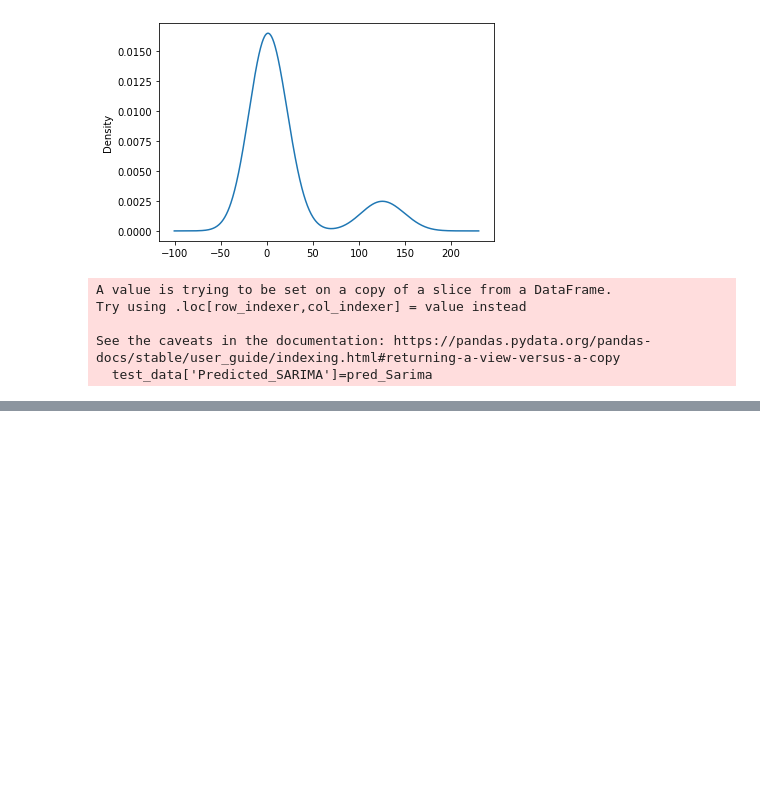
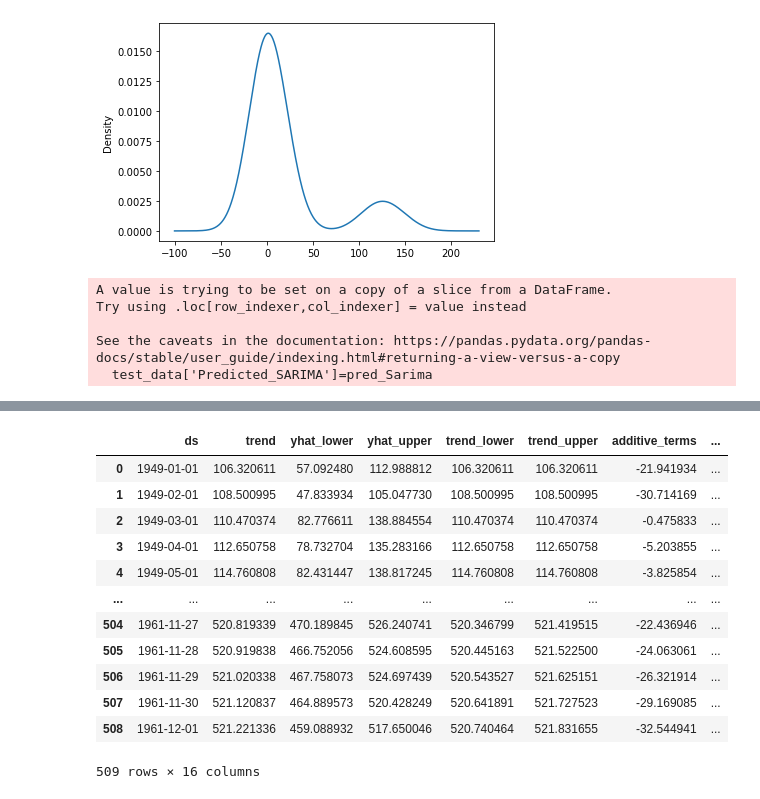
Before and after one commit to AveshVerma/Time-Series-Forecasting-using-SARIMA, a Jupyter notebook: Time-Series-EDA_Tesla-Modelling_Airline.ipynb, the cells around one changed output, grey strips where cells are left out. Drawn from its saved outputs; the diff is of its cells as text; code cells hidden in the pictures; blank space fills up the shorter version.

```diff
--- a/Time-Series-EDA_Tesla-Modelling_Airline.ipynb
+++ b/Time-Series-EDA_Tesla-Modelling_Airline.ipynb
@@ -590,0 +664,16 @@ test_data[['Thousands of Passengers','Predicted_SARIMA','Predicted_ARIMA']].plot
+# %%
+preds
+# %% [output]
+|  | ds | trend | yhat_lower | yhat_upper | trend_lower | trend_upper | additive_terms | ... |
+| 0 | 1949-01-01 | 106.320611 | 57.092480 | 112.988812 | 106.320611 | 106.320611 | -21.941934 | ... |
+| 1 | 1949-02-01 | 108.500995 | 47.833934 | 105.047730 | 108.500995 | 108.500995 | -30.714169 | ... |
+| 2 | 1949-03-01 | 110.470374 | 82.776611 | 138.884554 | 110.470374 | 110.470374 | -0.475833 | ... |
+| 3 | 1949-04-01 | 112.650758 | 78.732704 | 135.283166 | 112.650758 | 112.650758 | -5.203855 | ... |
+| 4 | 1949-05-01 | 114.760808 | 82.431447 | 138.817245 | 114.760808 | 114.760808 | -3.825854 | ... |
+| ... | ... | ... | ... | ... | ... | ... | ... | ... |
+| 504 | 1961-11-27 | 520.819339 | 470.189845 | 526.240741 | 520.346799 | 521.419515 | -22.436946 | ... |
+| 505 | 1961-11-28 | 520.919838 | 466.752056 | 524.608595 | 520.445163 | 521.522500 | -24.063061 | ... |
+| 506 | 1961-11-29 | 521.020338 | 467.758073 | 524.697439 | 520.543527 | 521.625151 | -26.321914 | ... |
+| 507 | 1961-11-30 | 521.120837 | 464.889573 | 520.428249 | 520.641891 | 521.727523 | -29.169085 | ... |
+| 508 | 1961-12-01 | 521.221336 | 459.088932 | 517.650046 | 520.740464 | 521.831655 | -32.544941 | ... |
+509 rows × 16 columns
```
Also changed, not shown: parts of 56 cells of this notebook, 4 other files.
